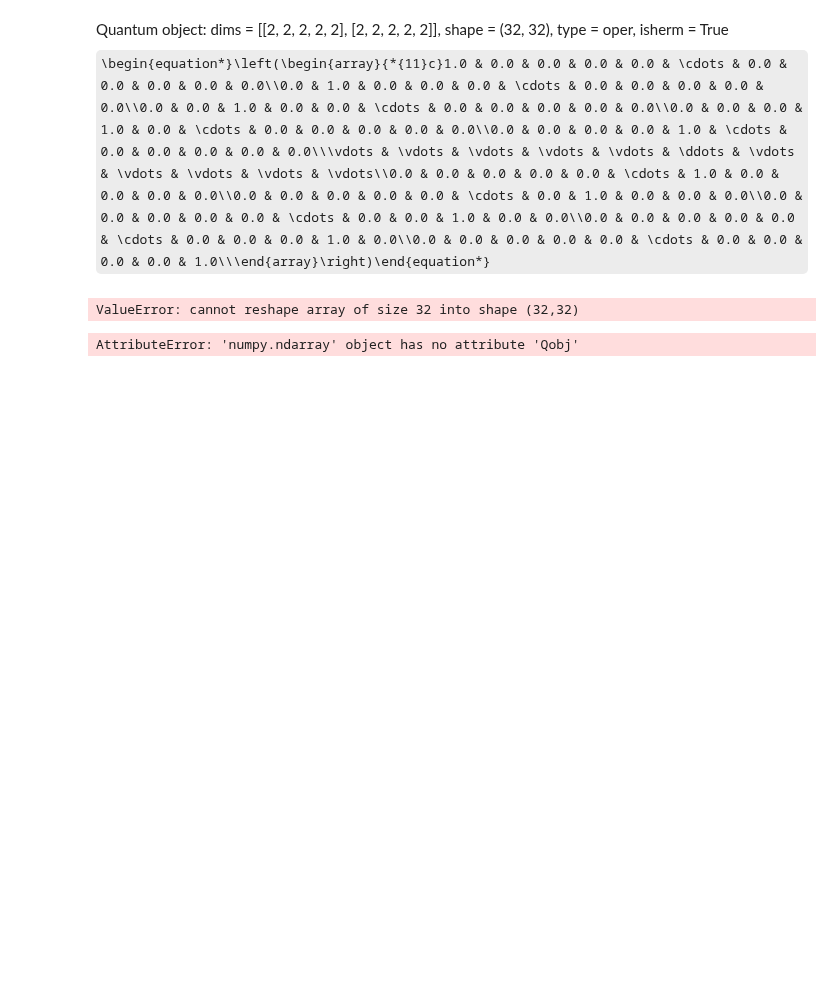
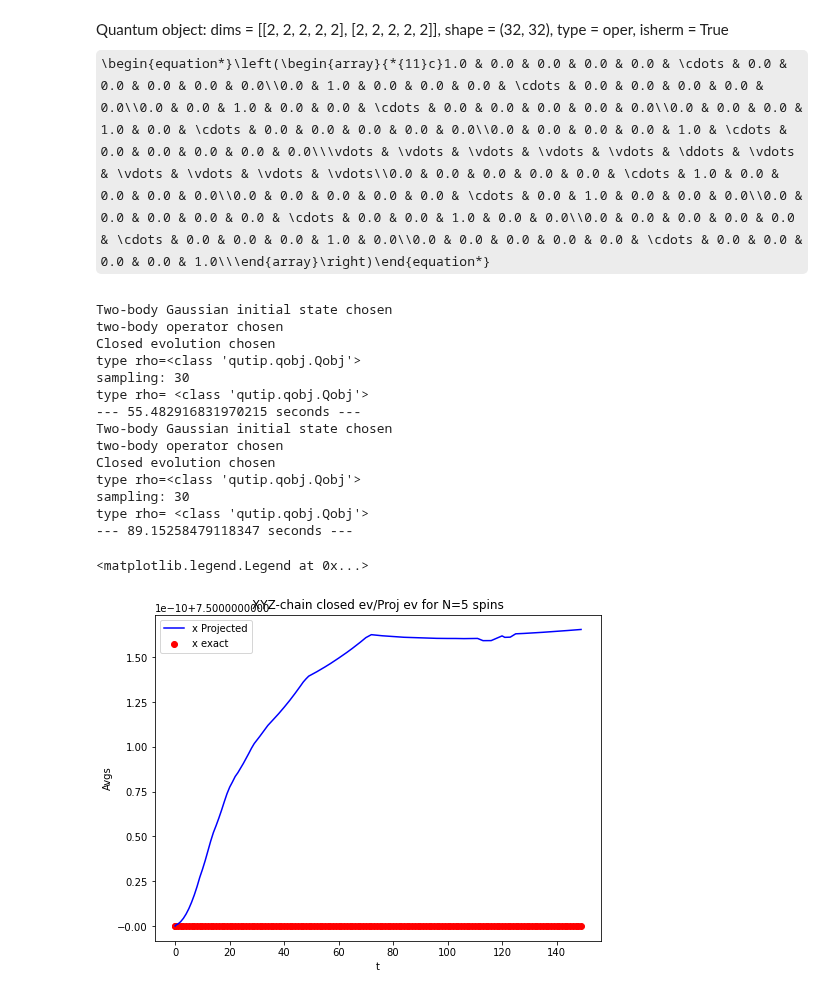
Before and after one commit to tomi-cuentitas/Spin-Chains-, a Jupyter notebook: K-evolution/K-evol.ipynb, the cells around one changed output. Drawn from its saved outputs; the diff is of its cells as text; code cells hidden in the pictures; some formulas as TeX source; blank space fills up the shorter version.

```diff
--- a/K-evolution/K-evol.ipynb
+++ b/K-evolution/K-evol.ipynb
@@ -262,15 +266,52 @@ loc_globalid = qutip.tensor([qutip.qeye(2) for k in range(5)])
 loc_globalid
 # %% [output]
 Quantum object: dims = [[2, 2, 2, 2, 2], [2, 2, 2, 2, 2]], shape = (32, 32), type = oper, isherm = True\begin{equation*}\left(\begin{array}{*{11}c}1.0 & 0.0 & 0.0 & 0.0 & 0.0 & \cdots & 0.0 & 0.0 & 0.0 & 0.0 & 0.0\\0.0 & 1.0 & 0.0 & 0.0 & 0.0 & \cdots & 0.0 & 0.0 & 0.0 & 0.0 & 0.0\\0.0 & 0.0 & 1.0 & 0.0 & 0.0 & \cdots & 0.0 & 0.0 & 0.0 & 0.0 & 0.0\\0.0 & 0.0 & 0.0 & 1.0 & 0.0 & \cdots & 0.0 & 0.0 & 0.0 & 0.0 & 0.0\\0.0 & 0.0 & 0.0 & 0.0 & 1.0 & \cdots & 0.0 & 0.0 & 0.0 & 0.0 & 0.0\\\vdots & \vdots & \vdots & \vdots & \vdots & \ddots & \vdots & \vdots & \vdots & \vdots & \vdots\\0.0 & 0.0 & 0.0 & 0.0 & 0.0 & \cdots & 1.0 & 0.0 & 0.0 & 0.0 & 0.0\\0.0 & 0.0 & 0.0 & 0.0 & 0.0 & \cdots & 0.0 & 1.0 & 0.0 & 0.0 & 0.0\\0.0 & 0.0 & 0.0 & 0.0 & 0.0 & \cdots & 0.0 & 0.0 & 1.0 & 0.0 & 0.0\\0.0 & 0.0 & 0.0 & 0.0 & 0.0 & \cdots & 0.0 & 0.0 & 0.0 & 1.0 & 0.0\\0.0 & 0.0 & 0.0 & 0.0 & 0.0 & \cdots & 0.0 & 0.0 & 0.0 & 0.0 & 1.0\\\end{array}\right)\end{equation*}
-# %%
-rho1 = resultsA["State ev"][1]
-rho1.reshape(32,32)
-# %% [output]
-ValueError: cannot reshape array of size 32 into shape (32,32)
-# %%
-rho0 = rho0.Qobj(rho0.data.toarray().reshape((4,4)), dims = [[2,2,2,2,2],[2,2,2,2,2]])
-# %% [output]
-AttributeError: 'numpy.ndarray' object has no attribute 'Qobj'
+# %%
+start_time = time.time()
+unitary_ev = True; gamma = None
+size = N; gaussian = True; gr = 2; xng = .7
+chain_type = "XYZ"
+
+resultsA, title = me.spin_chain_ev(size = size, init_state = rho0, chain_type = chain_type, Hamiltonian_paras = Hamiltonian_paras,
+                                omega_1=3., omega_2=3., temp=1, tmax = 150, deltat = 1,
+                                two_body_basis = True, unitary_ev = unitary_ev, gamma = gamma,
+                                gaussian = gaussian, gr = gr, xng = xng, do_project = True)
+
+print("--- %s seconds ---" % (time.time() - start_time))
+
+resultsB, title = me.spin_chain_ev(size = size, init_state = rho0, chain_type = chain_type, Hamiltonian_paras = Hamiltonian_paras,
+                                omega_1=3., omega_2=3., temp=1, tmax = 150, deltat = 1,
+                                two_body_basis = True, unitary_ev = unitary_ev, gamma = gamma,
+                                gaussian = gaussian, gr = gr, xng = xng, do_project = False)
+
+print("--- %s seconds ---" % (time.time() - start_time))
+
+plt.figure(figsize=(8, 6))
+plt.plot(resultsA["ts"], resultsA["averages"][:,0], label="x Projected", color = "blue")
+plt.scatter(resultsB["ts"], resultsB["averages"][:,0], label="x exact", color = "red")
+
+plt.xlabel("t")
+plt.ylabel("Avgs")
+
+plt.title(title)
+plt.legend()
+# %% [output]
+Two-body Gaussian initial state chosen
+two-body operator chosen
+Closed evolution chosen
+type rho=<class 'qutip.qobj.Qobj'>
+sampling: 30
+type rho= <class 'qutip.qobj.Qobj'>
+--- 55.482916831970215 seconds ---
+Two-body Gaussian initial state chosen
+two-body operator chosen
+Closed evolution chosen
+type rho=<class 'qutip.qobj.Qobj'>
+sampling: 30
+type rho= <class 'qutip.qobj.Qobj'>
+--- 89.15258479118347 seconds ---
+<matplotlib.legend.Legend at 0x...>
+[figure, added]
 # %%
 plot_labels = ["p ", "Comm-xp ", "Corr-xp ", "p_dot "]
 
```
Also changed, not shown: parts of 19 cells of this notebook.
